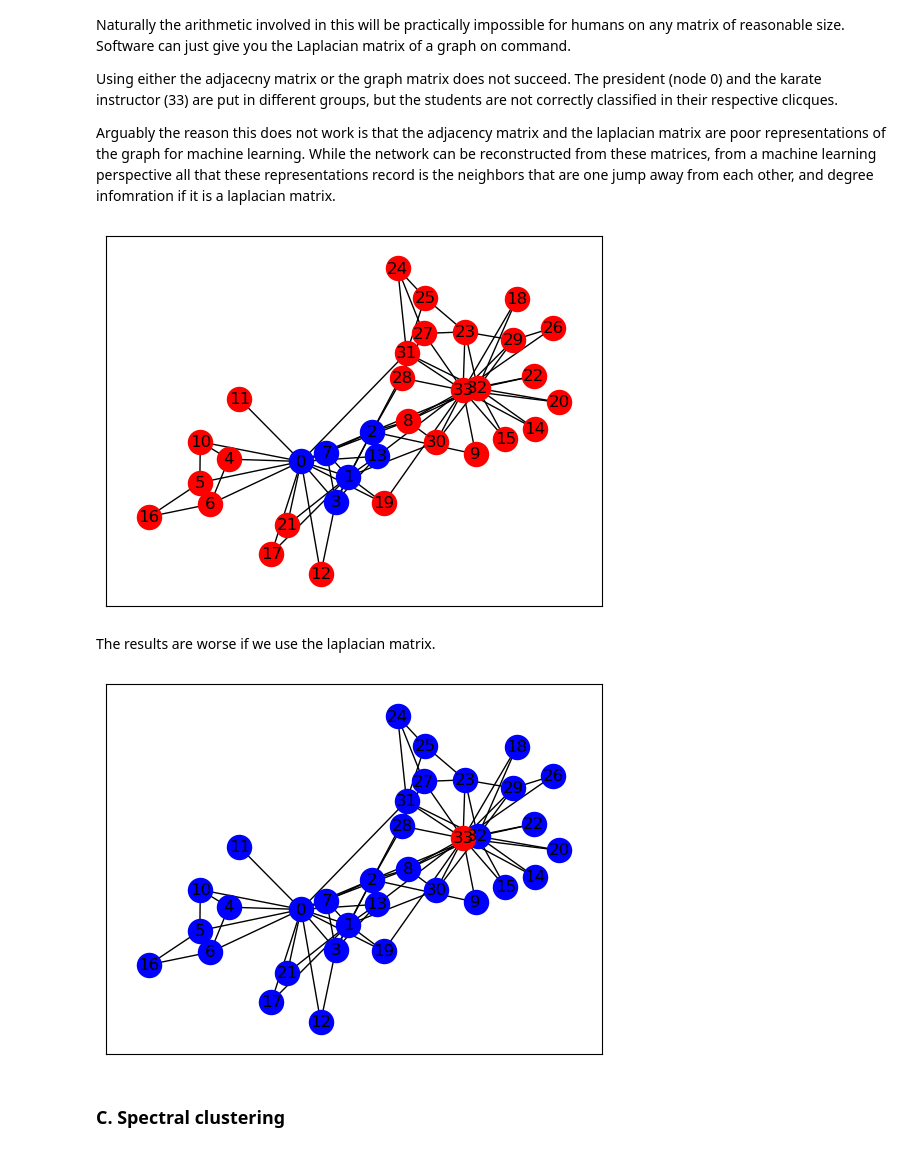
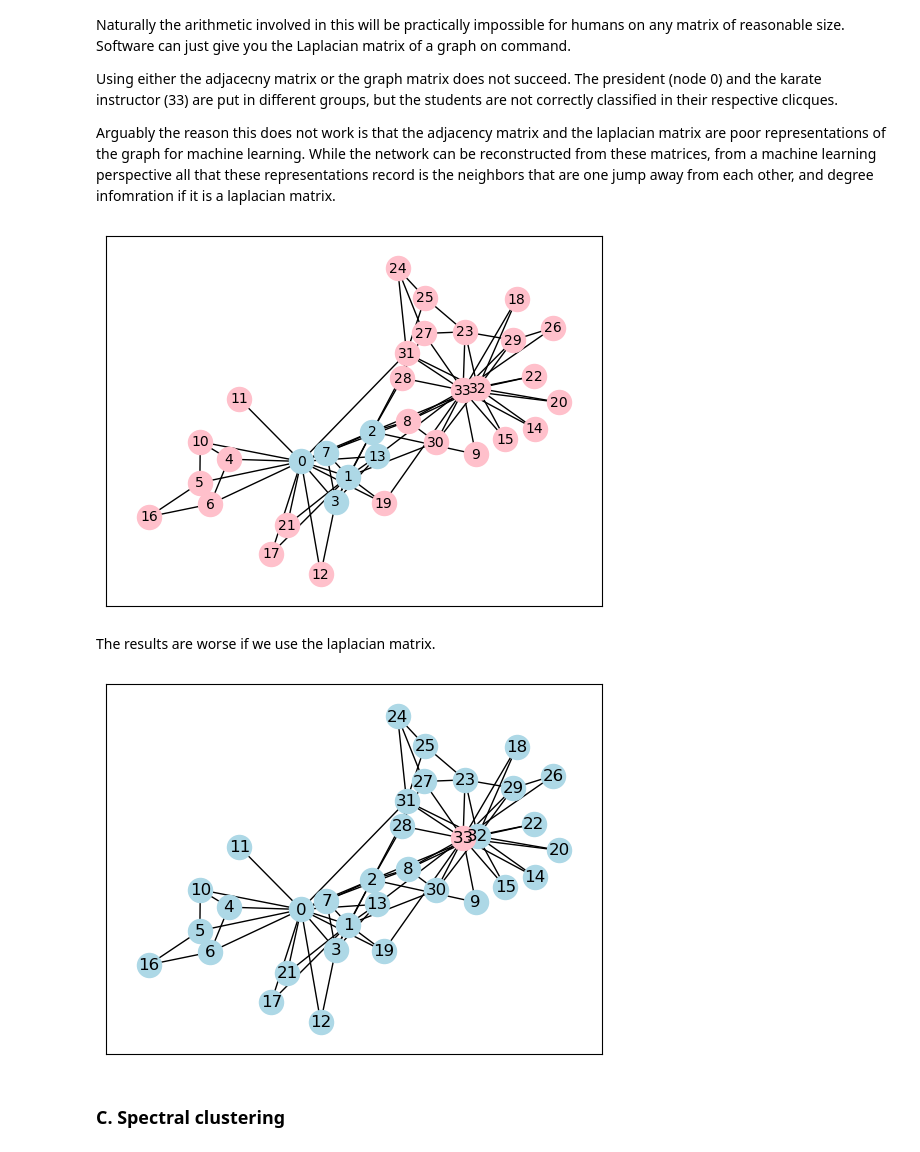
Before and after one commit to maastrichtlawtech/legalnetworkanalysis_textbook, a Jupyter notebook: Chapter_4_Communities.ipynb, the cells around one changed output. Drawn from its saved outputs; the diff is of its cells as text; code cells hidden in the pictures.

```diff
--- a/Chapter_4_Communities.ipynb
+++ b/Chapter_4_Communities.ipynb
@@ -129,20 +128,20 @@ Arguably the reason this does not work is that the adjacency matrix and the lapl
 # %%
 g_karate = nx.karate_club_graph()
 M = nx.adjacency_matrix(g_karate).todense()
 
 km = KMeans(2)
 res = km.fit_predict(M)
 
 reszero = np.where(res==0)[0].tolist()
 resone = np.where(res==1)[0].tolist()
 
 pos = nx.spring_layout(g_karate, seed=123)
-nx.draw_networkx_nodes(g_karate, pos = pos, nodelist=reszero, node_color="blue")
-nx.draw_networkx_nodes(g_karate, pos = pos, nodelist=resone, node_color="red")
+nx.draw_networkx_nodes(g_karate, pos = pos, nodelist=reszero, node_color="lightblue")
+nx.draw_networkx_nodes(g_karate, pos = pos, nodelist=resone, node_color="pink")
 nx.draw_networkx_edges(g_karate, pos = pos)
-nx.draw_networkx_labels(g_karate, pos = pos);
+nx.draw_networkx_labels(g_karate, pos = pos, font_size=10);
 # %% [output]
-[figure, old version]
+[figure, new version]
 # %% [markdown]
 The results are worse if we use the laplacian matrix.
 # %%
@@ -156,12 +155,12 @@ reszero = np.where(res==0)[0].tolist()
 resone = np.where(res==1)[0].tolist()
 
 pos = nx.spring_layout(g_karate, seed=123)
-nx.draw_networkx_nodes(g_karate, pos = pos, nodelist=reszero, node_color="blue")
-nx.draw_networkx_nodes(g_karate, pos = pos, nodelist=resone, node_color="red")
+nx.draw_networkx_nodes(g_karate, pos = pos, nodelist=reszero, node_color="lightblue")
+nx.draw_networkx_nodes(g_karate, pos = pos, nodelist=resone, node_color="pink")
 nx.draw_networkx_edges(g_karate, pos = pos)
 nx.draw_networkx_labels(g_karate, pos = pos);
 # %% [output]
-[figure, old version]
+[figure, new version]
 # %% [markdown]
 ### C. Spectral clustering
 # %% [markdown]
```
Also changed, not shown: parts of 8 cells of this notebook, 5 other files.
